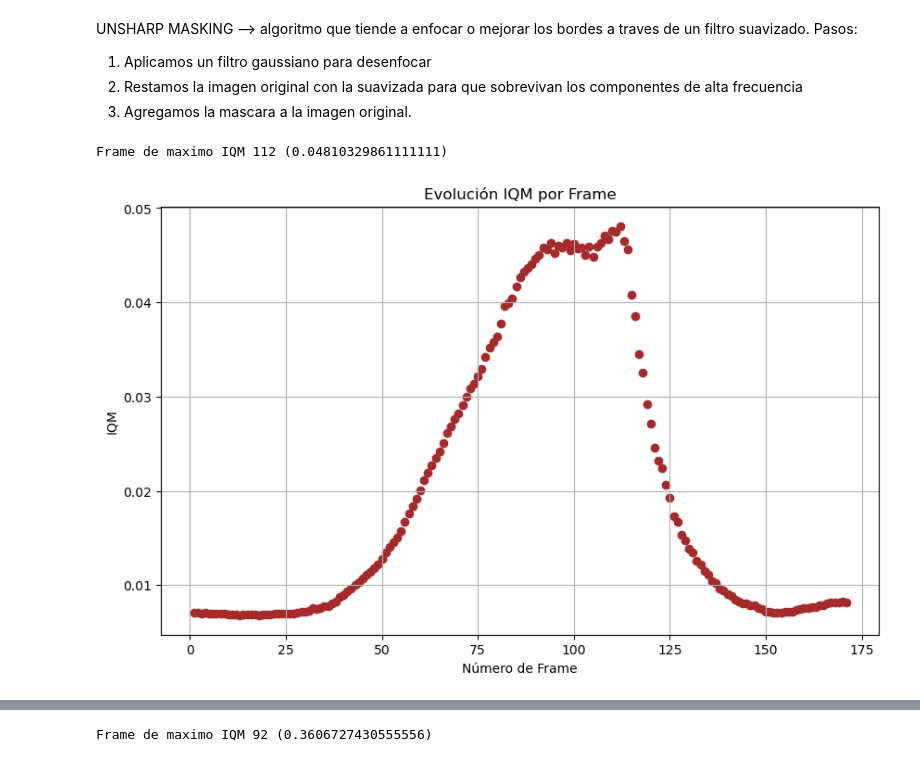
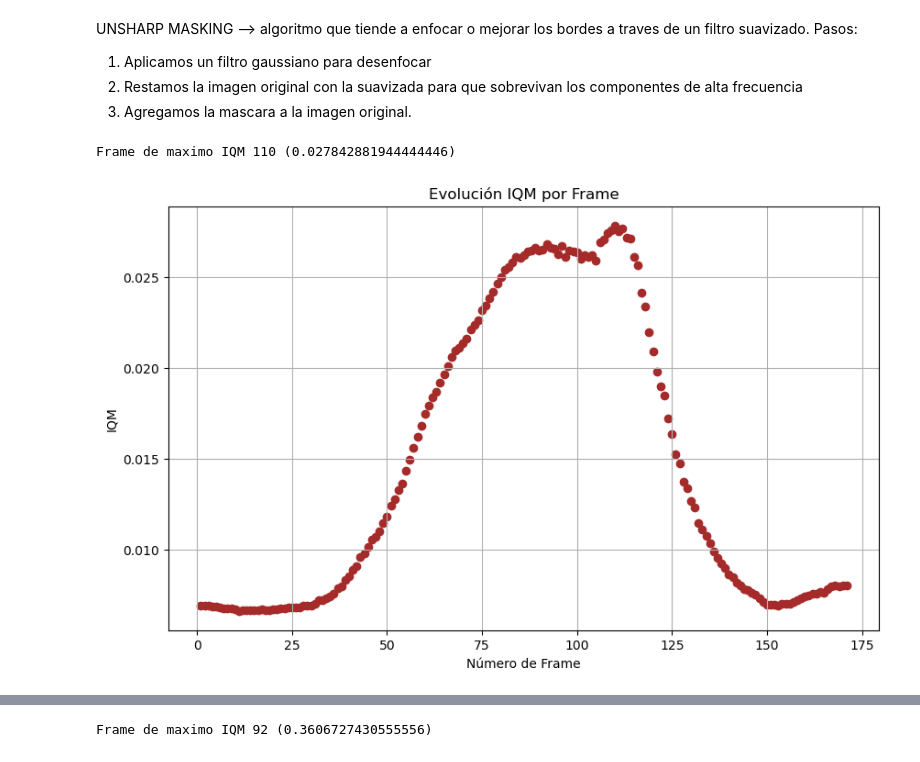
Before and after one commit to vasconcelosfer/ComputerVision, a Jupyter notebook: TP2_ENTREGA.ipynb, the cells around one changed output, grey strips where cells are left out. Saved outputs shown, nothing was run; the diff lists cells and outputs as text; code cells hidden in the pictures.

```diff
--- a/TP2_ENTREGA.ipynb
+++ b/TP2_ENTREGA.ipynb
@@ -415,20 +602,20 @@ Pasos:
 2. Restamos la imagen original con la suavizada para que sobrevivan los componentes de alta frecuencia
 3. Agregamos la mascara a la imagen original.
 # %%
-def unsharp_masking(image_gray, sigma=1.0, strength=1.5):
+def unsharp_masking(image, sigma=1.0, k=1.5):
 
     # Aplicar un filtro Gaussiano para obtener la imagen desenfocada
-    blurred = cv2.GaussianBlur(image_gray, (0, 0), sigma)
+    gauss = cv2.GaussianBlur(image, (0, 0), sigma)
 
     # Calcular la imagen de la máscara de enfoque (imagen original - imagen desenfocada)
-    sharpened = cv2.addWeighted(image_gray, 1.0 + strength, blurred, -strength, 0)
+    sharpened = cv2.addWeighted(image, k + 1.0, gauss, -k, 0)
 
     # Asegurarse de que los valores estén en el rango de 0 a 255
     sharpened = np.clip(sharpened, 0, 255).astype(np.uint8)
 
     return sharpened
 # %%
-def procesar_video_completo(video_path, metric = calcular_iqm, name_metric = 'IQM', activate_um = False, sigma_um=1.0, strenght_um=1.5):
+def procesar_video_completo(video_path, metric = calcular_iqm, name_metric = 'IQM', activate_um = False, sigma_um=1.0, k_um=1.5):
     captura_video = cv2.VideoCapture(video_path)
     iqm_lista = []
     frame_numeros = []
@@ -444,7 +631,7 @@ def procesar_video_completo(video_path, metric = calcular_iqm, name_metric = 'IQ
 
         if activate_um == True:
             frame_gris = cv2.cvtColor(frame, cv2.COLOR_BGR2GRAY)
-            frame_gris = unsharp_masking(frame_gris, sigma = sigma_um, strength=strenght_um)
+            frame_gris = unsharp_masking(frame_gris, sigma = sigma_um, k=k_um)
         else:
             frame_gris = cv2.cvtColor(frame, cv2.COLOR_BGR2GRAY)
 
@@ -458,6 +645,34 @@ def procesar_video_completo(video_path, metric = calcular_iqm, name_metric = 'IQ
     print(f'Frame de maximo {name_metric} {max_iqm_frame} ({max(iqm_lista)})' )
     captura_video.release()
 
+    # Capturamos el video de entrada
+    captura_video = cv2.VideoCapture(video_path)
+
+    # Comprobamos si el video se abrió correctamente
+    if not captura_video.isOpened():
+        print("Error al abrir el video.")
+        exit()
+
+    while True:
+        ret, frame = captura_video.read()
+        if not ret:
+            break
+
+        if activate_um == True:
+            frame_um = unsharp_masking(frame, sigma = sigma_um, k=k_um)
+        else:
+            frame_um = frame
+
+        # Mostrar el fotograma en una ventana
+        cv2.imshow('Video', frame_um)
+
+        # Salir si se presiona la tecla 'q'
+        if cv2.waitKey(50) & 0xFF == ord('q'):
+            break
+    # Liberar recursos
+    captura_video.release()
+    cv2.destroyAllWindows()
+
     # Graficar los resultados
     plt.figure(figsize=(10, 6))
     plt.scatter(frame_numeros, iqm_lista, color='brown', marker='o')
@@ -468,8 +683,8 @@ def procesar_video_completo(video_path, metric = calcular_iqm, name_metric = 'IQ
     plt.title(f'Evolución {name_metric} por Frame')
     plt.grid(True)
     plt.show()
-
-procesar_video_completo(video_path,metric=calcular_iqm, name_metric = 'IQM', activate_um = True, sigma_um=1.0, strenght_um=1.5)
-# %% [output]
-Frame de maximo IQM 112 (0.04810329861111111)
-[figure, removed]
+# %%
+procesar_video_completo(video_path,metric=calcular_iqm, name_metric = 'IQM', activate_um = False, sigma_um=1.0, k_um=1)
+# %% [output]
+Frame de maximo IQM 110 (0.027842881944444446)
+[figure, added]
```
Also changed, not shown: parts of 21 cells of this notebook, 1 other file.
